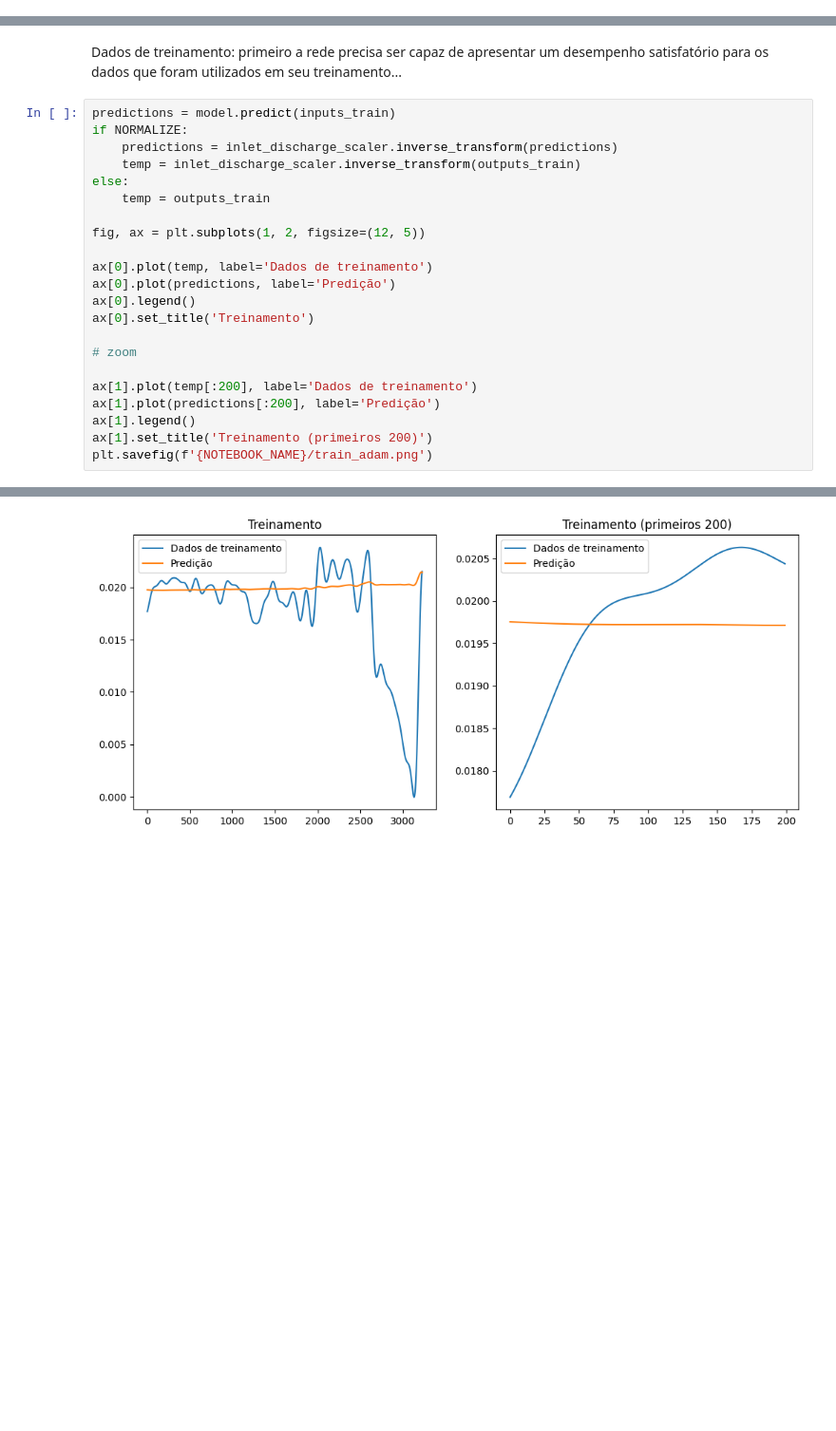
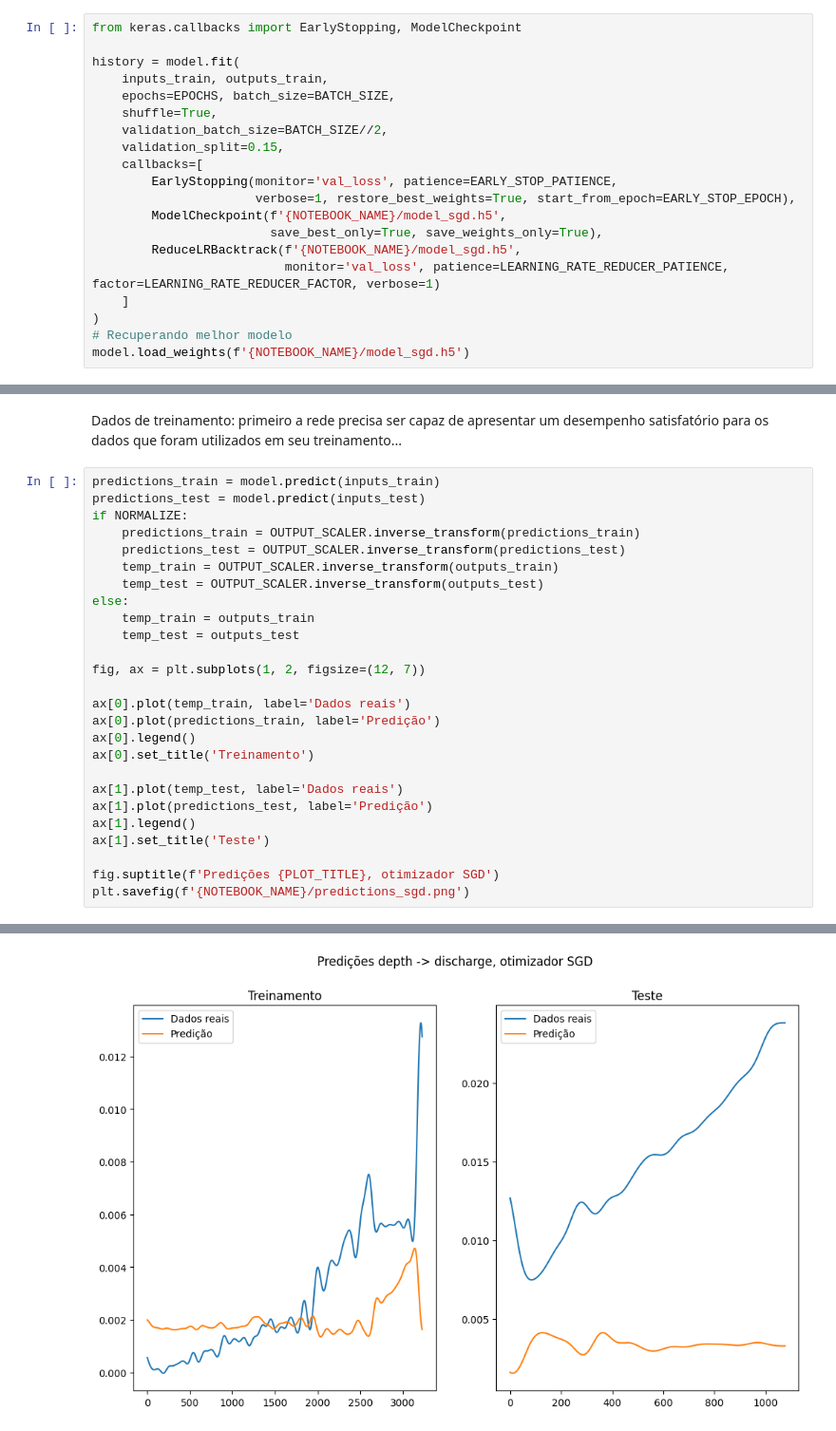
Before and after one commit to GuiCT/data-driven-studies, a Jupyter notebook: breach/t1/n_to_1/depth_to_discharge/1_extra_layer.ipynb, the cells around one changed output, grey strips where cells are left out. Shown at 95% size. Drawn from its saved outputs; the diff is of its cells as text; blank space fills up the shorter version.

Commit message:
atualizando testes 1 -> n heterogeneos

```diff
--- a/breach/t1/n_to_1/depth_to_discharge/1_extra_layer.ipynb
+++ b/breach/t1/n_to_1/depth_to_discharge/1_extra_layer.ipynb
@@ -406,0 +511,20 @@ plt.savefig(f'{NOTEBOOK_NAME}/loss_adam.png')
+# %%
+from keras.callbacks import EarlyStopping, ModelCheckpoint
+
+history = model.fit(
+    inputs_train, outputs_train,
+    epochs=EPOCHS, batch_size=BATCH_SIZE,
+    shuffle=True,
+    validation_batch_size=BATCH_SIZE//2,
+    validation_split=0.15,
+    callbacks=[
+        EarlyStopping(monitor='val_loss', patience=EARLY_STOP_PATIENCE,
+                      verbose=1, restore_best_weights=True, start_from_epoch=EARLY_STOP_EPOCH),
+        ModelCheckpoint(f'{NOTEBOOK_NAME}/model_sgd.h5',
+                        save_best_only=True, save_weights_only=True),
+        ReduceLRBacktrack(f'{NOTEBOOK_NAME}/model_sgd.h5',
+                          monitor='val_loss', patience=LEARNING_RATE_REDUCER_PATIENCE, factor=LEARNING_RATE_REDUCER_FACTOR, verbose=1)
+    ]
+)
+# Recuperando melhor modelo
+model.load_weights(f'{NOTEBOOK_NAME}/model_sgd.h5')
@@ -411,25 +564,29 @@ Comparando predições para as sequências separadas para teste
 # %% [markdown]
 Dados de treinamento: primeiro a rede precisa ser capaz de apresentar um desempenho satisfatório para os dados que foram utilizados em seu treinamento...
 # %%
-predictions = model.predict(inputs_train)
+predictions_train = model.predict(inputs_train)
+predictions_test = model.predict(inputs_test)
 if NORMALIZE:
-    predictions = inlet_discharge_scaler.inverse_transform(predictions)
-    temp = inlet_discharge_scaler.inverse_transform(outputs_train)
+    predictions_train = OUTPUT_SCALER.inverse_transform(predictions_train)
+    predictions_test = OUTPUT_SCALER.inverse_transform(predictions_test)
+    temp_train = OUTPUT_SCALER.inverse_transform(outputs_train)
+    temp_test = OUTPUT_SCALER.inverse_transform(outputs_test)
 else:
-    temp = outputs_train
+    temp_train = outputs_train
+    temp_test = outputs_test
 
-fig, ax = plt.subplots(1, 2, figsize=(12, 5))
+fig, ax = plt.subplots(1, 2, figsize=(12, 7))
 
-ax[0].plot(temp, label='Dados de treinamento')
-ax[0].plot(predictions, label='Predição')
+ax[0].plot(temp_train, label='Dados reais')
+ax[0].plot(predictions_train, label='Predição')
 ax[0].legend()
 ax[0].set_title('Treinamento')
 
-# zoom
+ax[1].plot(temp_test, label='Dados reais')
+ax[1].plot(predictions_test, label='Predição')
+ax[1].legend()
+ax[1].set_title('Teste')
 
-ax[1].plot(temp[:200], label='Dados de treinamento')
-ax[1].plot(predictions[:200], label='Predição')
-ax[1].legend()
-ax[1].set_title('Treinamento (primeiros 200)')
-plt.savefig(f'{NOTEBOOK_NAME}/train_adam.png')
+fig.suptitle(f'Predições {PLOT_TITLE}, otimizador SGD')
+plt.savefig(f'{NOTEBOOK_NAME}/predictions_sgd.png')
 # %% [output]
@@ -437 +595 @@ plt.savefig(f'{NOTEBOOK_NAME}/train_adam.png')
-[figure, old version]
+[figure, new version]
```
Also changed, not shown: parts of 28 cells of this notebook, 41 other files.
